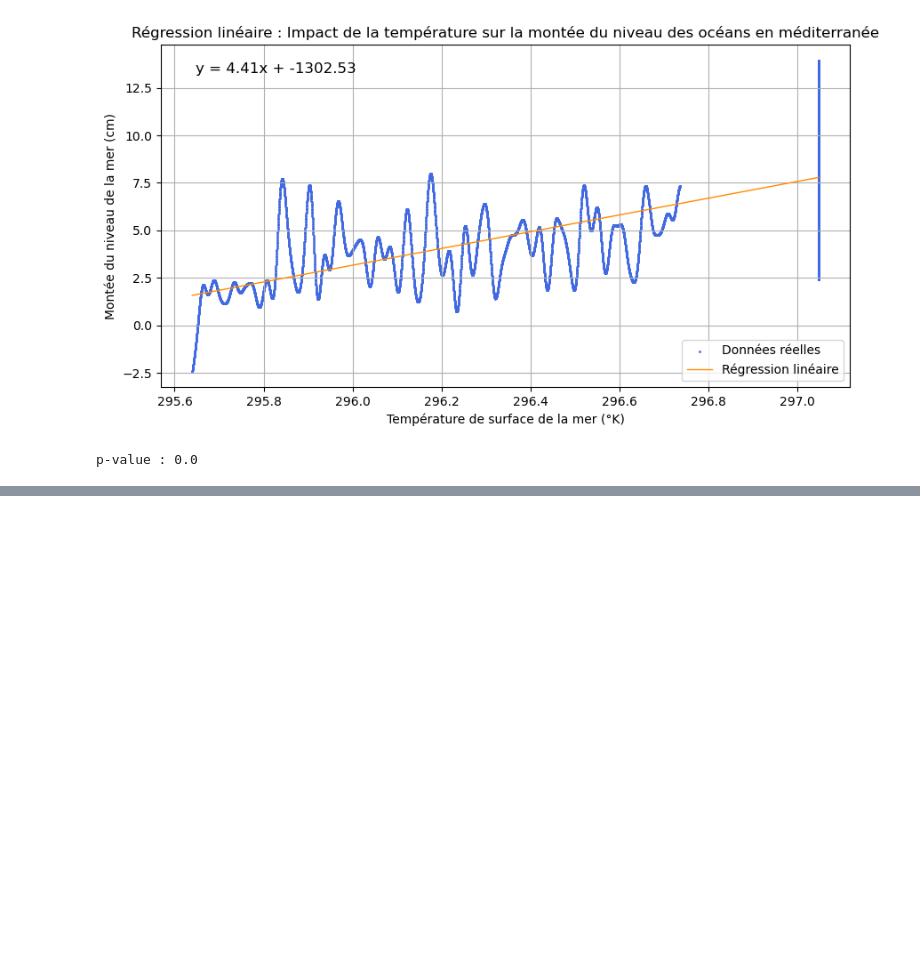
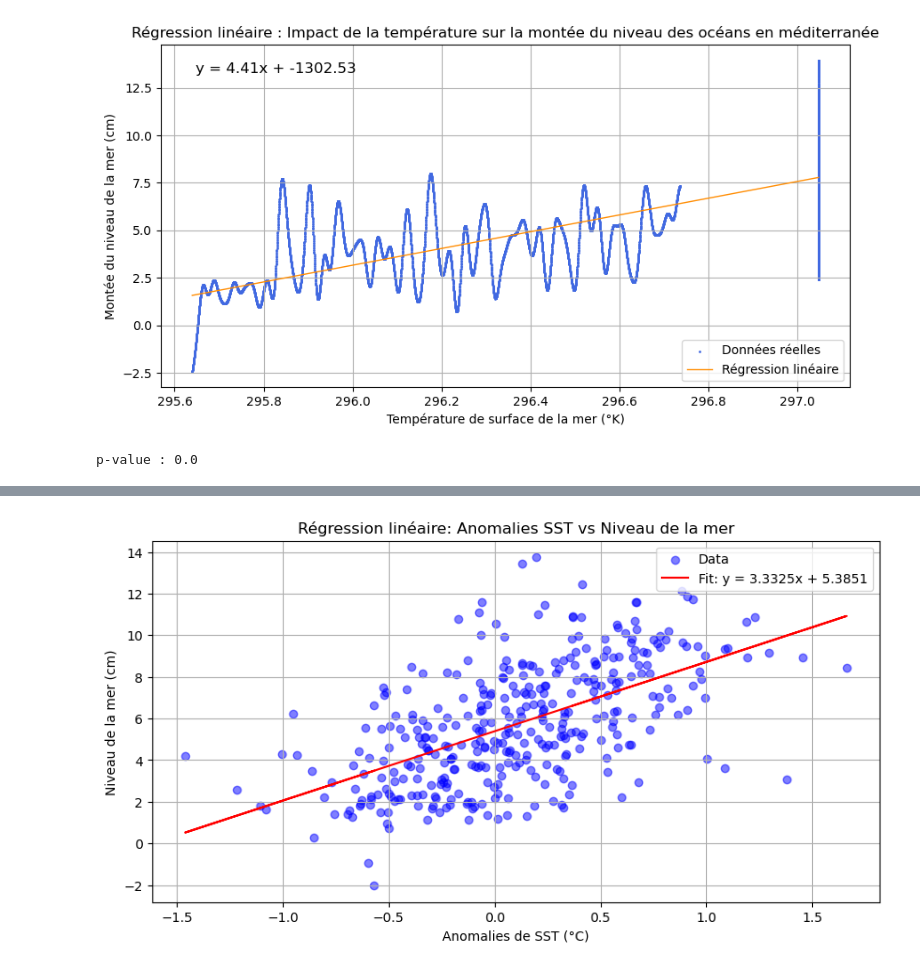
Before and after one commit to LeoDony7/Stat-App-Montee-des-oceans, a Jupyter notebook: visualization.ipynb, the cells around one changed output, grey strips where cells are left out. Saved outputs shown, nothing was run; the diff lists cells and outputs as text; code cells hidden in the pictures; blank space fills up the shorter version.

```diff
--- a/visualization.ipynb
+++ b/visualization.ipynb
@@ -512,0 +659,93 @@ p-value : 0.0
+# %%
+import xarray as xr
+import numpy as np
+import matplotlib.pyplot as plt
+from scipy.stats import linregress
+import os
+
+# Dossier contenant les fichiers NetCDF pour SST
+sst_folder_path = 'my_data_folder/sst_folder'
+# Dossier contenant les fichiers NetCDF pour les niveaux de la mer
+sea_level_folder_path = 'my_data_folder/sea_level_folder'
+
+# Obtenez la liste des fichiers NetCDF pour SST
+sst_files = [f for f in os.listdir(sst_folder_path) if f.endswith('.nc')]
+
+# Obtenez la liste des fichiers NetCDF pour Sea Level
+sea_level_files = [f for f in os.listdir(sea_level_folder_path) if f.endswith('.nc')]
+
+# Charger les données SST
+sst_data = None
+for file_name in sst_files:
+    sst_file_path = os.path.join(sst_folder_path, file_name)
+    print(f"Ouverture du fichier SST : {sst_file_path}")
+    sst_ds = xr.open_dataset(sst_file_path)
+
+    # Supposons que la variable d'anomalie SST s'appelle 'sst_anomaly'
+    if sst_data is None:
+        sst_data = sst_ds['sst_anomaly']
+    else:
+        sst_data = sst_data.combine_first(sst_ds['sst_anomaly'])
+    sst_ds.close()
+
+# Inspecter les variables dans les fichiers Sea Level
+for file_name in sea_level_files:
+    sea_level_file_path = os.path.join(sea_level_folder_path, file_name)
+    print(f"Ouverture du fichier Sea Level : {sea_level_file_path}")
+    sea_level_ds = xr.open_dataset(sea_level_file_path)
+
+    # Afficher les variables disponibles
+    print(f"Variables disponibles dans le fichier {file_name}: {list(sea_level_ds.variables)}")
+
+    sea_level_ds.close()
+
+# Maintenant que vous connaissez le bon nom de la variable, vous pouvez utiliser celui-ci
+# Pour cet exemple, nous utilisons 'MSL_filtered_GIA_TPA_corrected_adjusted' comme nom de la variable
+sea_level_data = None
+for file_name in sea_level_files:
+    sea_level_file_path = os.path.join(sea_level_folder_path, file_name)
+    print(f"Ouverture du fichier Sea Level : {sea_level_file_path}")
+    sea_level_ds = xr.open_dataset(sea_level_file_path)
+
+    # Utiliser la variable correcte
+    if sea_level_data is None:
+        sea_level_data = sea_level_ds['MSL_filtered_GIA_TPA_corrected_adjusted']
+    else:
+        sea_level_data = sea_level_data.combine_first(sea_level_ds['MSL_filtered_GIA_TPA_corrected_adjusted'])
+    sea_level_ds.close()
+
+# Inspecter les coordonnées temporelles de chaque dataset
+print(f"Temps pour SST: {sst_data.time.values[:10]}")  # Afficher les 10 premières valeurs
+print(f"Temps pour Sea Level: {sea_level_data.time.values[:10]}")
+
+common_time_start = max(sst_data.time.min(), sea_level_data.time.min())  # 1993-01-01
+common_time_end = min(sst_data.time.max(), sea_level_data.time.max())  # 2023-06-07
+
+# Filtrer les données SST
+sst_data_common = sst_data.sel(time=slice(common_time_start, common_time_end))
+
+# Filtrer les données du niveau de la mer
+sea_level_data_common = sea_level_data.sel(time=slice(common_time_start, common_time_end))
+
+
+# Régression linéaire
+slope, intercept, r_value, p_value, std_err = linregress(sst_values, sea_level_values)
+
+# Créer un graphique
+plt.figure(figsize=(10, 5))
+plt.scatter(sst_values, sea_level_values, label='Data', color='blue', alpha=0.5)
+plt.plot(sst_values, slope * sst_values + intercept, label=f'Fit: y = {slope:.4f}x + {intercept:.4f}', color='red')
+
+# Ajouter un titre et des labels
+plt.title("Régression linéaire: Anomalies SST vs Niveau de la mer")
+plt.xlabel("Anomalies de SST (°C)")
+plt.ylabel("Niveau de la mer (cm)")
+plt.legend()
+plt.grid()
+plt.show()
+
+# Afficher les résultats de la régression
+print(f"Slope: {slope}")
+print(f"Intercept: {intercept}")
+print(f"R-squared: {r_value**2}")
+# %% [output]
@@ -512,0 +766 @@ p-value : 0.0
+[figure, added]
```
Also changed, not shown: parts of 5 cells of this notebook, 2 other files.
